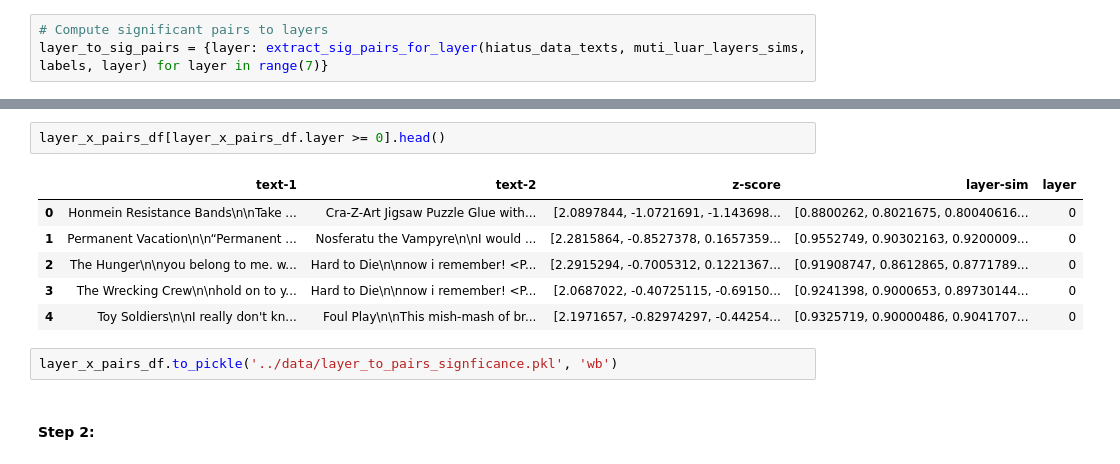
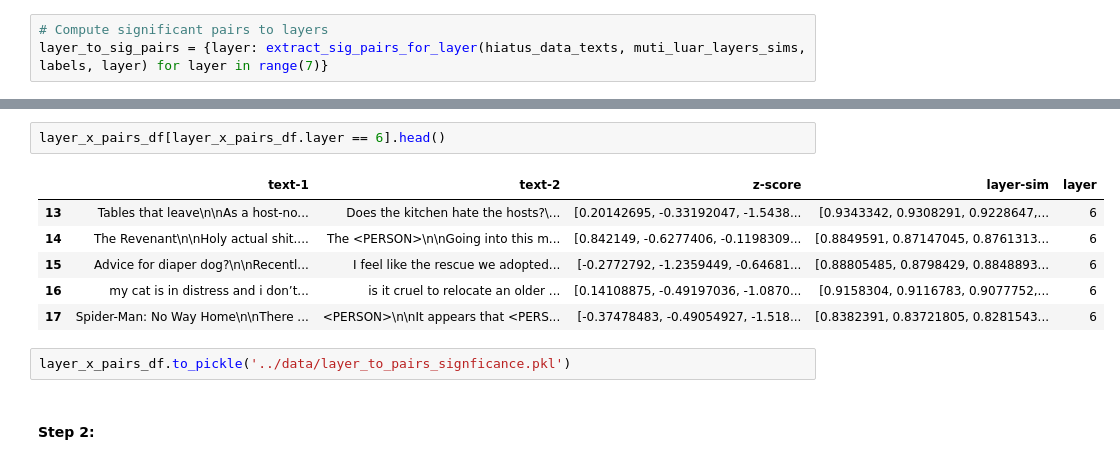
Before and after one commit to MiladAlshomary/Multi-LUAR, a Jupyter notebook: src-ipynb/multi-luar-analysis-2.ipynb, the cells around one changed output, grey strips where cells are left out. Cells and saved outputs as stored; diff of their text form.

```diff
--- a/src-ipynb/multi-luar-analysis-2.ipynb
+++ b/src-ipynb/multi-luar-analysis-2.ipynb
@@ -82,14 +86,14 @@ layer_x_pairs_df = pd.DataFrame(layer_x_pairs)
 # %%
-layer_x_pairs_df[layer_x_pairs_df.layer >= 0].head()
+layer_x_pairs_df[layer_x_pairs_df.layer == 6].head()
 # %% [output]
 |  | text-1 | text-2 | z-score | layer-sim | layer |
-| 0 | Honmein Resistance Bands\n\nTake ... | Cra-Z-Art Jigsaw Puzzle Glue with... | [2.0897844, -1.0721691, -1.143698... | [0.8800262, 0.8021675, 0.80040616... | 0 |
-| 1 | Permanent Vacation\n\n“Permanent ... | Nosferatu the Vampyre\n\nI would ... | [2.2815864, -0.8527378, 0.1657359... | [0.9552749, 0.90302163, 0.9200009... | 0 |
-| 2 | The Hunger\n\nyou belong to me. w... | Hard to Die\n\nnow i remember! <P... | [2.2915294, -0.7005312, 0.1221367... | [0.91908747, 0.8612865, 0.8771789... | 0 |
-| 3 | The Wrecking Crew\n\nhold on to y... | Hard to Die\n\nnow i remember! <P... | [2.0687022, -0.40725115, -0.69150... | [0.9241398, 0.9000653, 0.89730144... | 0 |
-| 4 | Toy Soldiers\n\nI really don't kn... | Foul Play\n\nThis mish-mash of br... | [2.1971657, -0.82974297, -0.44254... | [0.9325719, 0.90000486, 0.9041707... | 0 |
+| 13 | Tables that leave\n\nAs a host-no... | Does the kitchen hate the hosts?\... | [0.20142695, -0.33192047, -1.5438... | [0.9343342, 0.9308291, 0.9228647,... | 6 |
+| 14 | The Revenant\n\nHoly actual shit.... | The <PERSON>\n\nGoing into this m... | [0.842149, -0.6277406, -0.1198309... | [0.8849591, 0.87147045, 0.8761313... | 6 |
+| 15 | Advice for diaper dog?\n\nRecentl... | I feel like the rescue we adopted... | [-0.2772792, -1.2359449, -0.64681... | [0.88805485, 0.8798429, 0.8848893... | 6 |
+| 16 | my cat is in distress and i don’t... | is it cruel to relocate an older ... | [0.14108875, -0.49197036, -1.0870... | [0.9158304, 0.9116783, 0.9077752,... | 6 |
+| 17 | Spider-Man: No Way Home\n\nThere ... | <PERSON>\n\nIt appears that <PERS... | [-0.37478483, -0.49054927, -1.518... | [0.8382391, 0.83721805, 0.8281543... | 6 |
 # %%
-layer_x_pairs_df.to_pickle('../data/layer_to_pairs_signficance.pkl', 'wb')
+layer_x_pairs_df.to_pickle('../data/layer_to_pairs_signficance.pkl')
 # %% [markdown]
 #### Step 2:
 # %%
```
Also changed, not shown: parts of 3 cells of this notebook, 2 other files.
